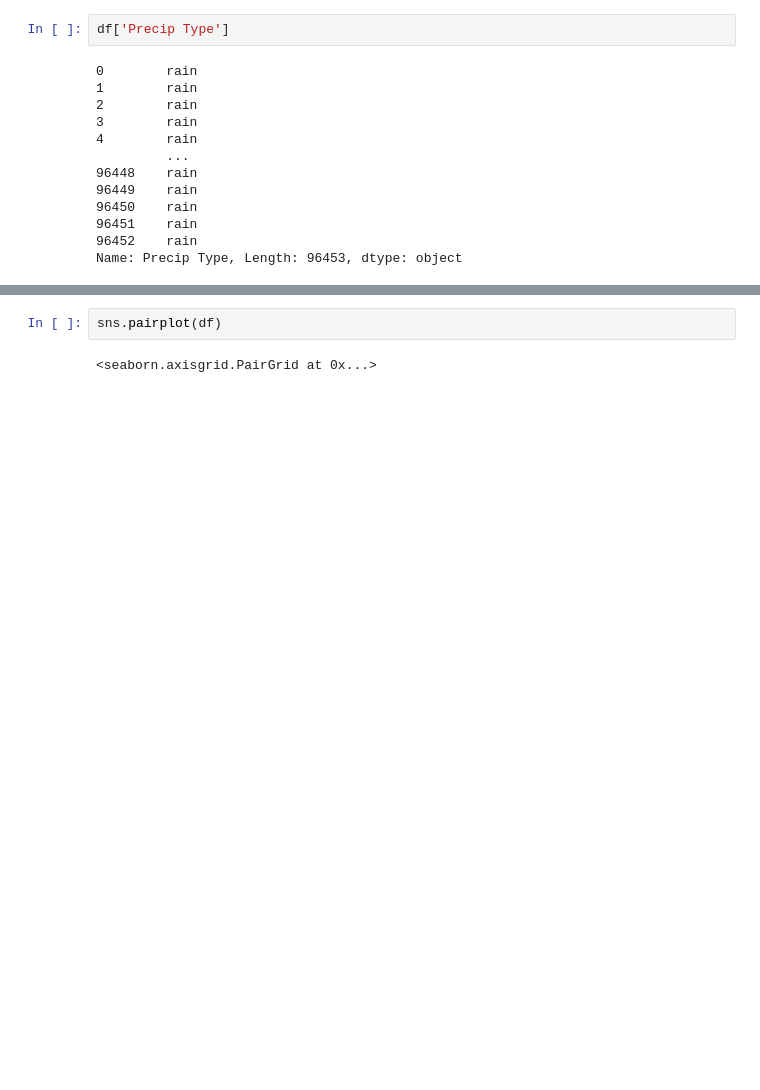
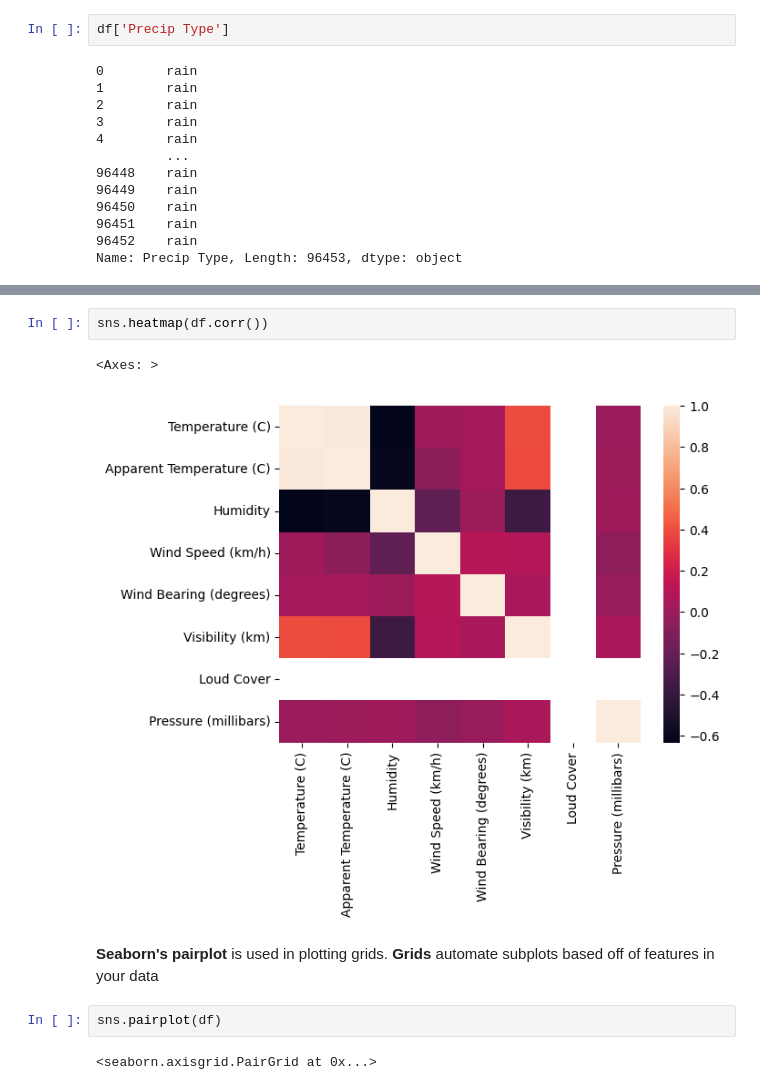
Before and after one commit to vkhaou/Linear-Regression, a Jupyter notebook: LinearReg.ipynb, the cells around one changed output, grey strips where cells are left out. Drawn from its saved outputs; the diff is of its cells as text; blank space fills up the shorter version.

```diff
--- a/LinearReg.ipynb
+++ b/LinearReg.ipynb
@@ -94,3 +103,10 @@ df.corr()
+# %%
+sns.heatmap(df.corr())
+# %% [output]
+<Axes: >
+[figure, added]
+# %% [markdown]
+**Seaborn's pairplot** is used in plotting grids. **Grids** automate subplots based off of features in your data
 # %%
 sns.pairplot(df)
 # %% [output]
```
Also changed, not shown: parts of 31 cells of this notebook.
